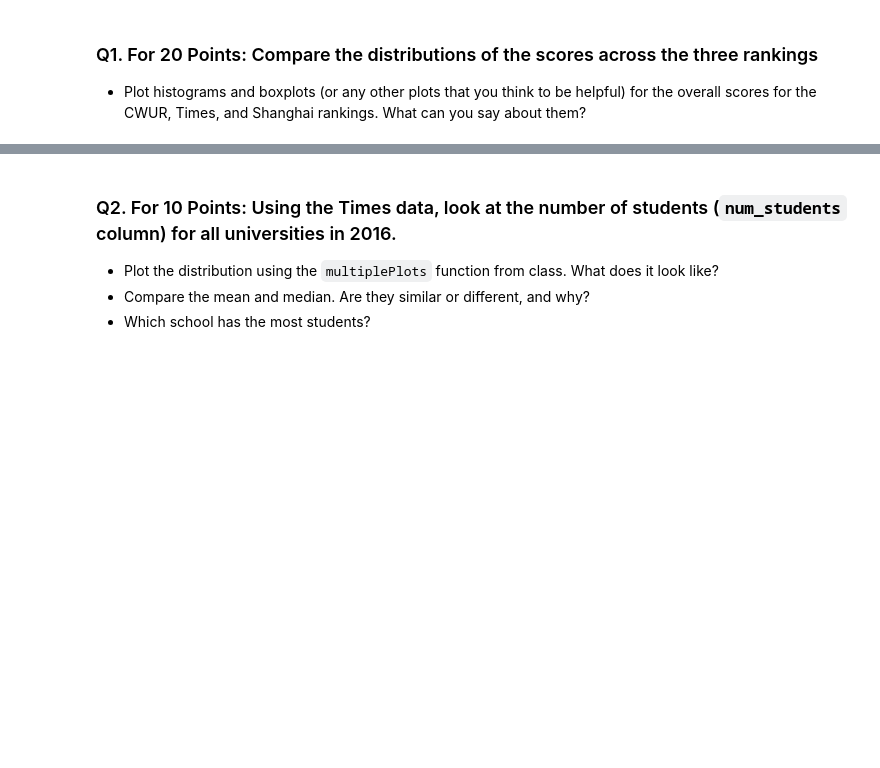
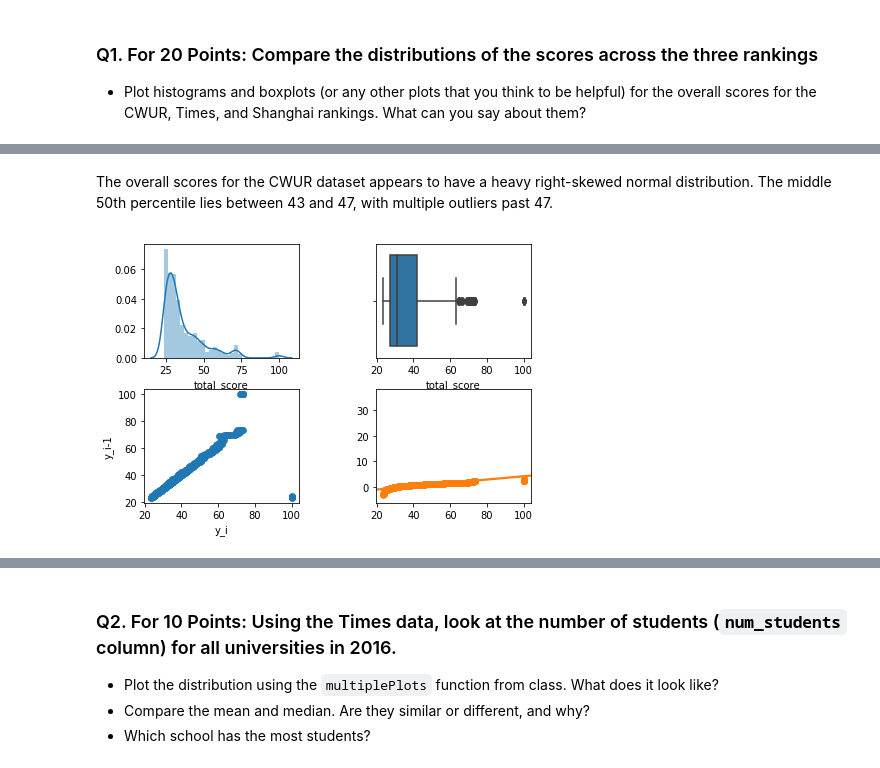
Before and after one commit to tengdann/si618, a Jupyter notebook: 618_HW3.ipynb, the cells around one changed output, grey strips where cells are left out. Saved outputs shown, nothing was run; the diff lists cells and outputs as text; code cells hidden in the pictures; blank space fills up the shorter version.

```diff
--- a/618_HW3.ipynb
+++ b/618_HW3.ipynb
@@ -29,0 +69,6 @@ Look at the column descriptions on the Kaggle page. Note that for some columns,
+# %% [markdown]
+The overall scores for the CWUR dataset appears to have a heavy right-skewed normal distribution. The middle 50th percentile lies between 43 and 47, with multiple outliers past 47.
+# %%
+_multiplePlots(shanghai_clean.total_score)
+# %% [output]
+[figure, added]
```
Also changed, not shown: parts of 25 cells of this notebook, 6 other files.
